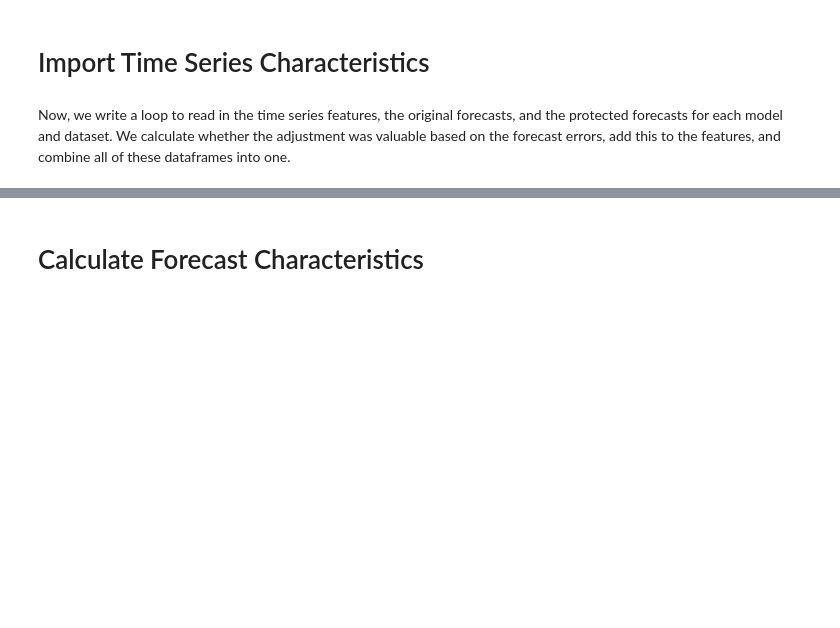
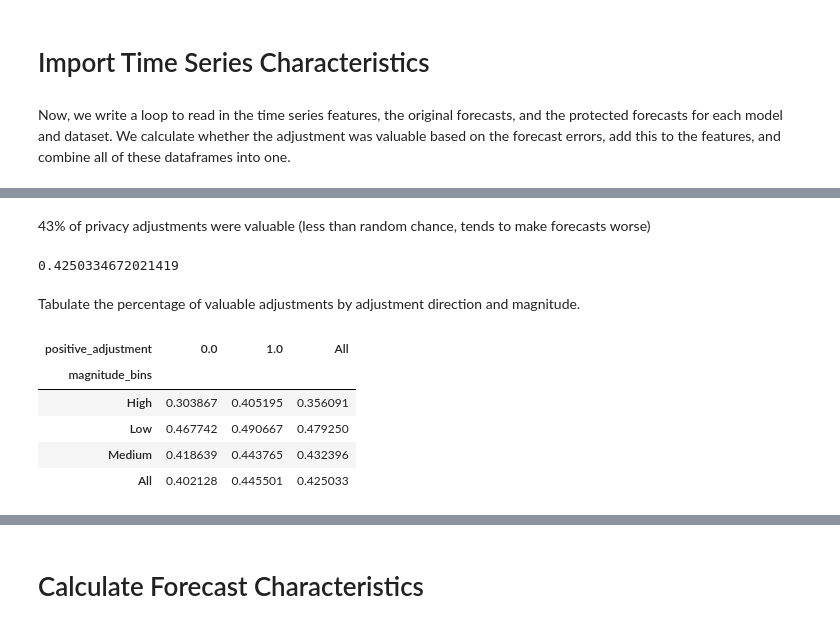
Before and after one commit to cdbale/Privacy-and-Forecasting-Empirical, a Jupyter notebook: Code/Analysis/Adjustment_Analysis.ipynb, the cells around one changed output, grey strips where cells are left out. Drawn from its saved outputs; the diff is of its cells as text; code cells hidden in the pictures; blank space fills up the shorter version.

```diff
--- a/Code/Analysis/Adjustment_Analysis.ipynb
+++ b/Code/Analysis/Adjustment_Analysis.ipynb
@@ -133,0 +203,17 @@ full_data = full_data.drop(["nperiods", "seasonal_period", "model", "time_level_
+# %% [markdown]
+43% of privacy adjustments were valuable (less than random chance, tends to make forecasts worse)
+# %%
+np.mean(full_data.is_valuable)
+# %% [output]
+0.4250334672021419
+# %% [markdown]
+Tabulate the percentage of valuable adjustments by adjustment direction and magnitude.
+# %%
+pd.pivot_table(data=full_data, values="is_valuable", index="magnitude_bins", columns="positive_adjustment", aggfunc=np.mean, margins=True)
+# %% [output]
+| positive_adjustment | 0.0 | 1.0 | All |
+| magnitude_bins |  |  |  |
+| High | 0.303867 | 0.405195 | 0.356091 |
+| Low | 0.467742 | 0.490667 | 0.479250 |
+| Medium | 0.418639 | 0.443765 | 0.432396 |
+| All | 0.402128 | 0.445501 | 0.425033 |
```
Also changed, not shown: parts of 112 cells of this notebook, 5 other files.
